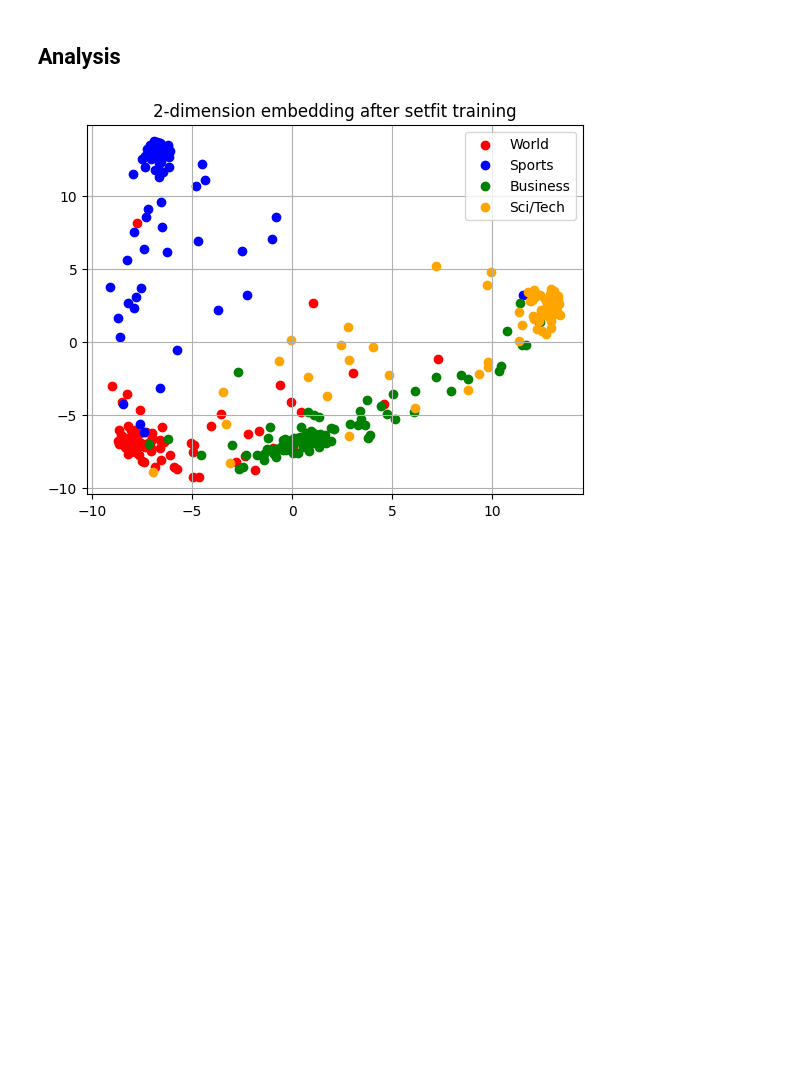
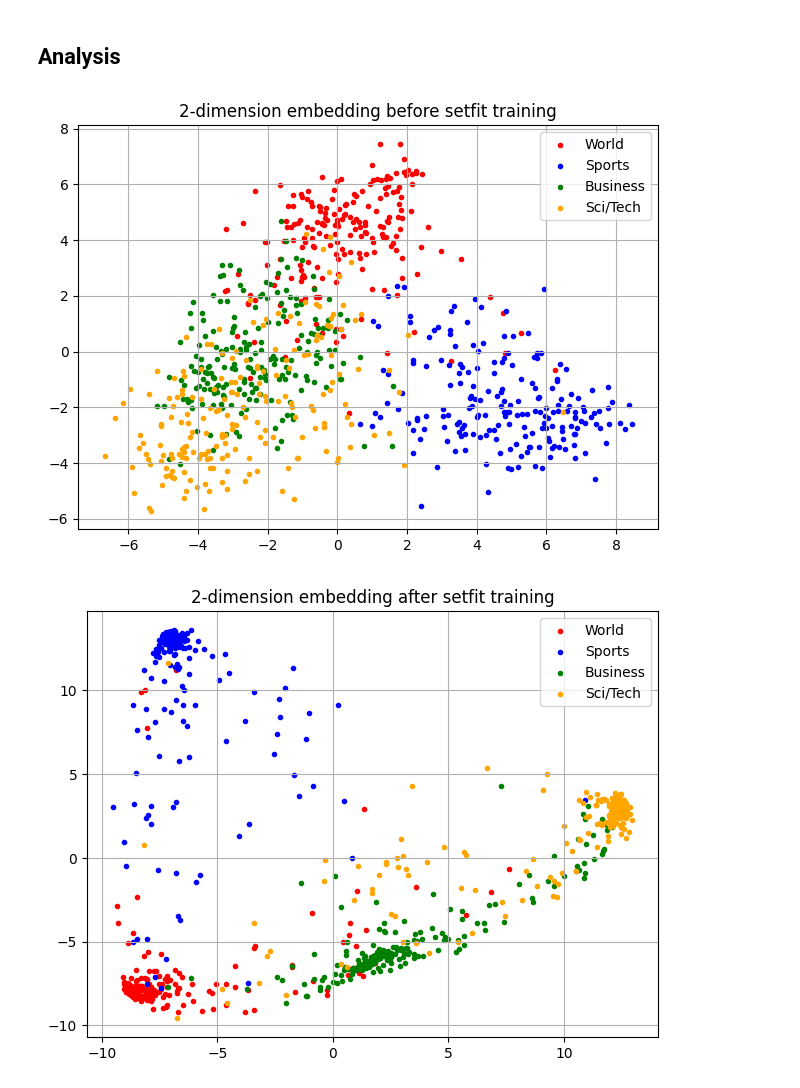
Before and after one commit to peulsilva/few-shot-learning-transformers, a Jupyter notebook: notebooks/few_shot_text_classification/setfit/03-results_analysis.ipynb, the cells around one changed output. Saved outputs shown, nothing was run; the diff lists cells and outputs as text; code cells hidden in the pictures; blank space fills up the shorter version.

```diff
--- a/notebooks/few_shot_text_classification/setfit/03-results_analysis.ipynb
+++ b/notebooks/few_shot_text_classification/setfit/03-results_analysis.ipynb
@@ -71,12 +72,19 @@ val_labels = ag_news_dataset['train']['label'][data_size*3//5:]
 # %%
 model = SentenceTransformer(
     "peulsilva/phrase-bert-setfit-10shots",
+    cache_folder = '/Data/pedro.silva',
     device=device
 )
+
+base_model = SentenceTransformer(
+    "whaleloops/phrase-bert",
+    cache_folder = '/Data/pedro.silva',
+    device=device
+)
 # %%
 from sklearn.decomposition import PCA
 # %%
-num_shots=  100
+num_shots=  200
 X, y = get_n_shots_per_class(
     val_text,
     val_labels,
@@ -85,27 +93,46 @@ X, y = get_n_shots_per_class(
 )
 # %%
 vectors = model.encode(X)
+base_vectors = base_model.encode(X)
 # %%
-pca = PCA(n_components=5)
-x = pca.fit_transform(vectors)
+pca = PCA(n_components=3)
+x1 = pca.fit_transform(vectors)
+x2 = pca.fit_transform(base_vectors)
 # %%
 colors = ['red', 'blue', 'green', 'orange']
 labels = ag_news_dataset['train'].features['label'].names
 
-
 for c in range(num_classes):
 
     plt.scatter(
-        x[c*num_shots: (c+1)*num_shots,0],
-        x[c*num_shots: (c+1)*num_shots, 1],
-        marker = 'o',
+        x2[c*num_shots: (c+1)*num_shots,0],
+        x2[c*num_shots: (c+1)*num_shots, 1],
+        marker = '.',
         c = colors[c],
         label = labels[c]
     )
 
 plt.legend()
 plt.grid()
+plt.title("2-dimension embedding before setfit training")
+plt.tight_layout()
+plt.show()
+
+for c in range(num_classes):
+
+    plt.scatter(
+        x1[c*num_shots: (c+1)*num_shots,0],
+        x1[c*num_shots: (c+1)*num_shots, 1],
+        marker = '.',
+        c = colors[c],
+        label = labels[c]
+    )
+
+plt.legend()
+plt.grid()
+plt.tight_layout()
 plt.title("2-dimension embedding after setfit training")
 plt.show()
 # %% [output]
-[figure, old version]
+[figure, new version]
+[figure, added]
```
Also changed, not shown: parts of 3 cells of this notebook, 12 other files.
